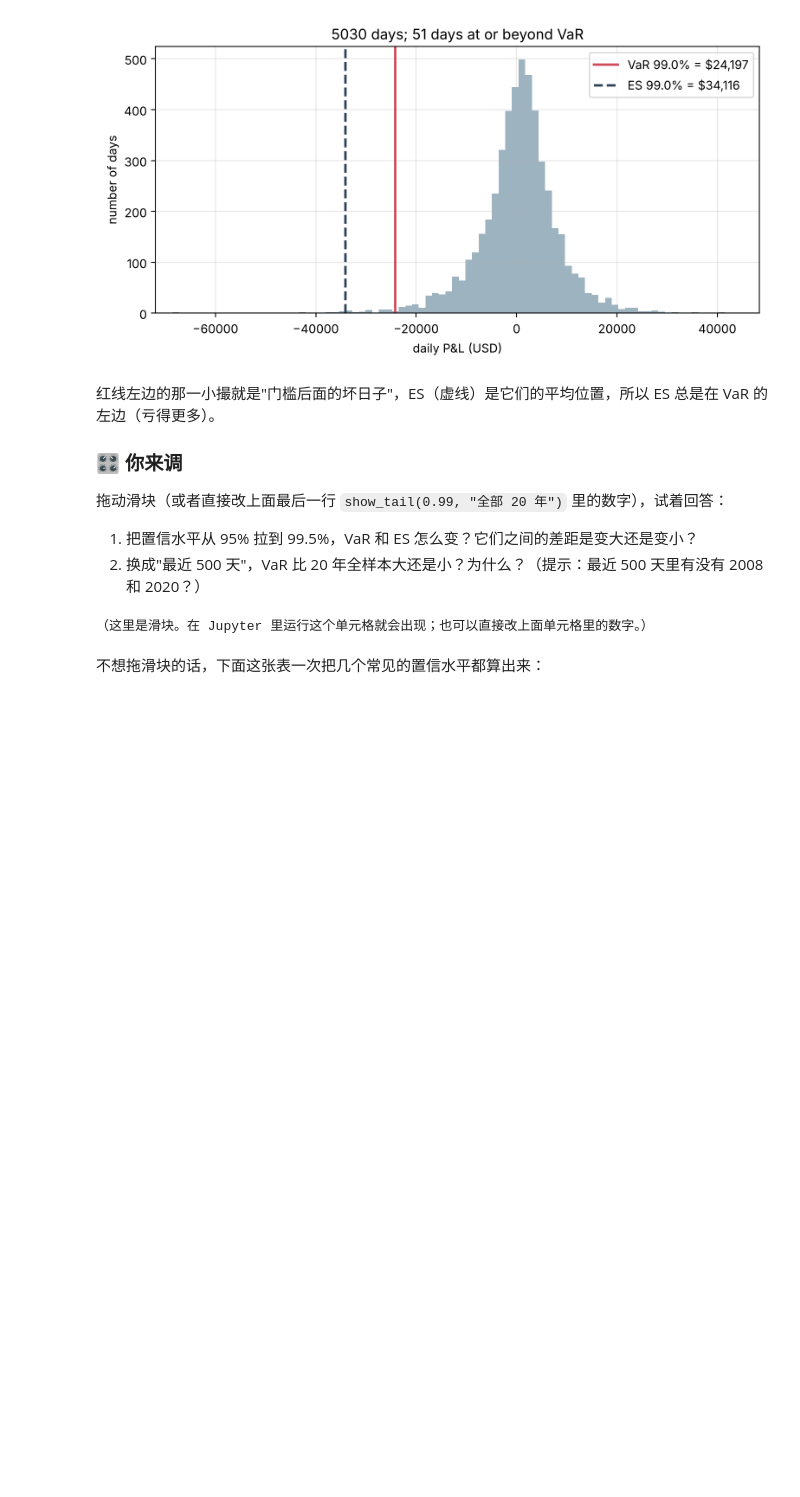
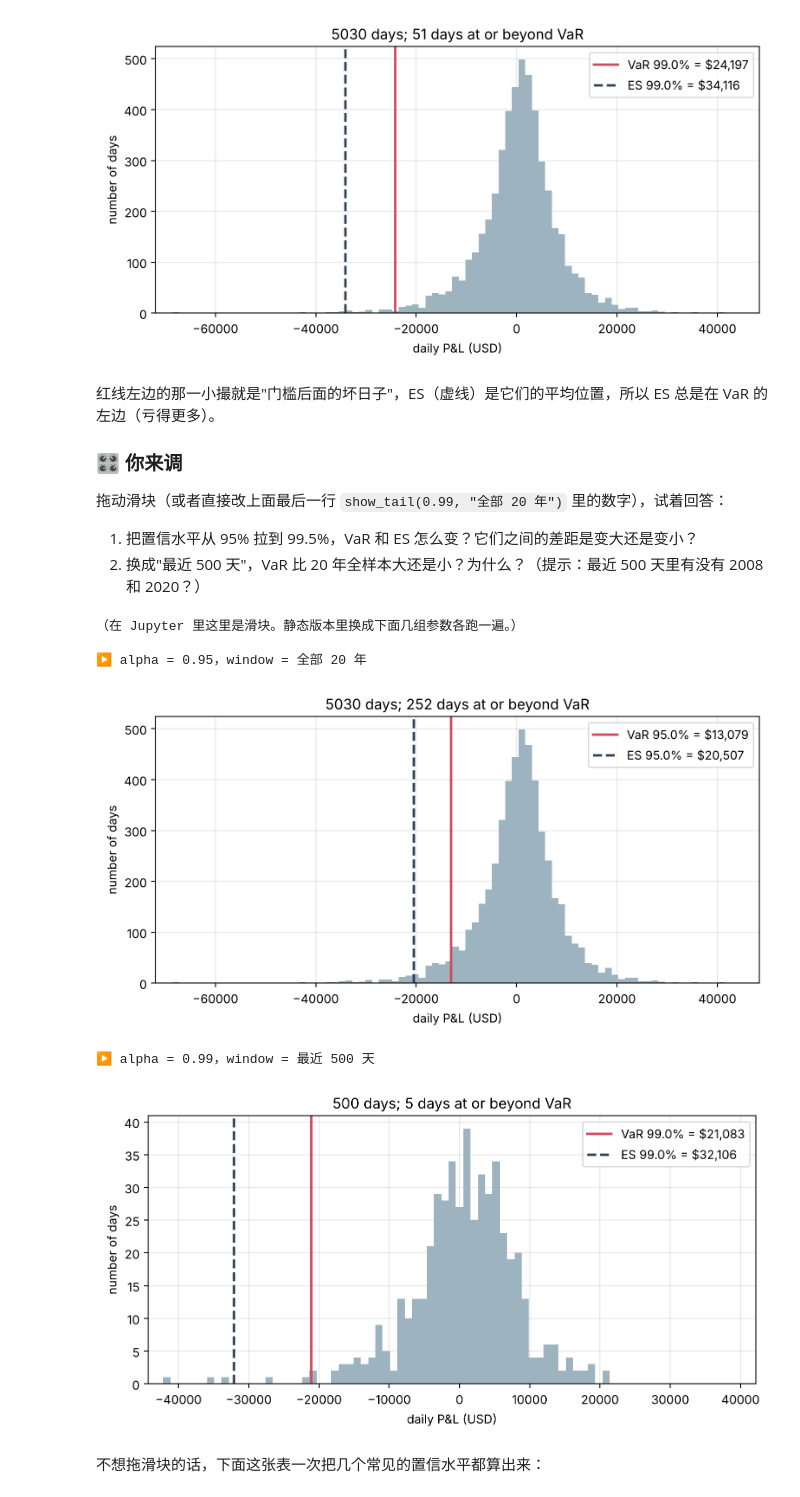
Before and after one commit to JunhaoXiong/Market-Risk-Engine, a Jupyter notebook: learning/01_var_vs_es.ipynb, the cells around one changed output. Drawn from its saved outputs; the diff is of its cells as text; code cells hidden in the pictures; blank space fills up the shorter version.

```diff
--- a/learning/01_var_vs_es.ipynb
+++ b/learning/01_var_vs_es.ipynb
@@ -135,9 +135,15 @@ show_tail(0.99, "全部 20 年")
 1. 把置信水平从 95% 拉到 99.5%，VaR 和 ES 怎么变？它们之间的差距是变大还是变小？
 2. 换成"最近 500 天"，VaR 比 20 年全样本大还是小？为什么？（提示：最近 500 天里有没有 2008 和 2020？）
 # %%
-play(show_tail, alpha=(0.90, 0.995, 0.005), window=["全部 20 年", "最近 500 天", "最近 250 天"])
+play(show_tail, examples=[{"alpha": 0.95, "window": "全部 20 年"}, {"alpha": 0.99, "window": "最近 500 天"}],
+     alpha=(0.90, 0.995, 0.005), window=["全部 20 年", "最近 500 天", "最近 250 天"])
 # %% [output]
-（这里是滑块。在 Jupyter 里运行这个单元格就会出现；也可以直接改上面单元格里的数字。）
+（在 Jupyter 里这里是滑块。静态版本里换成下面几组参数各跑一遍。）
+
+▶ alpha = 0.95，window = 全部 20 年
+[figure, added]
+▶ alpha = 0.99，window = 最近 500 天
+[figure, added]
 # %% [markdown]
 不想拖滑块的话，下面这张表一次把几个常见的置信水平都算出来：
 # %%
```
Also changed, not shown: parts of 1 cell of this notebook, 6 other files.
